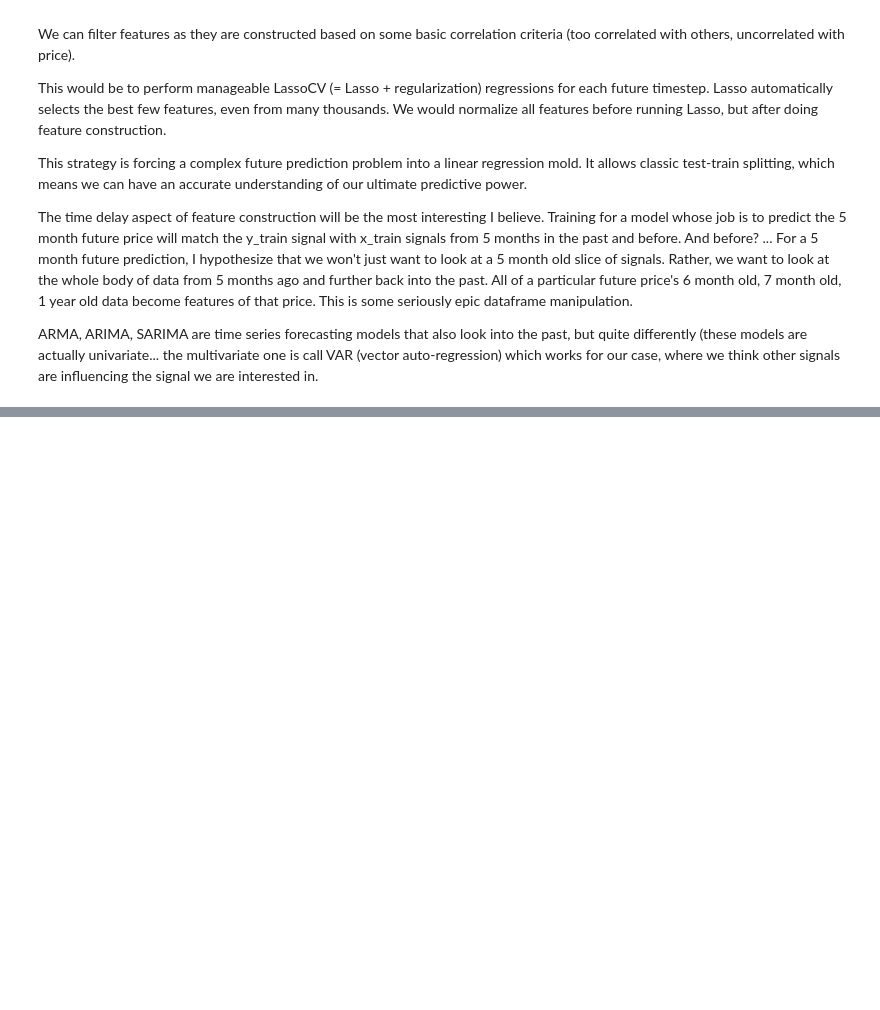
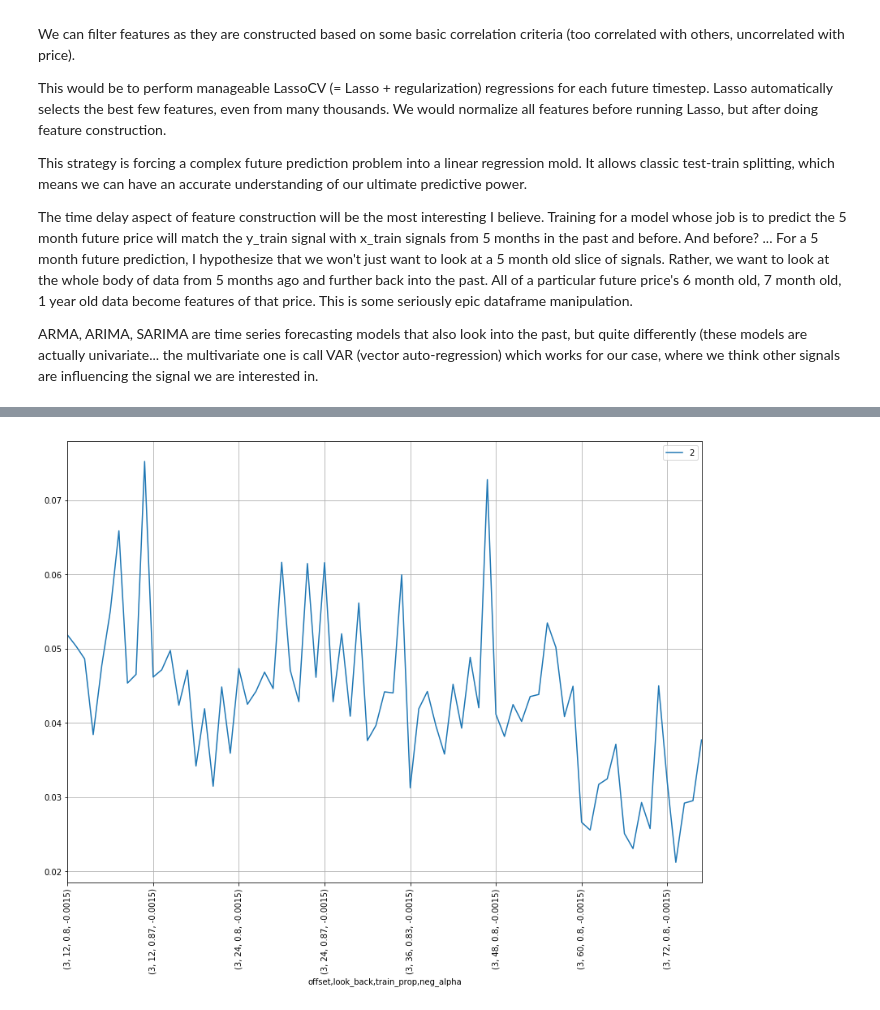
Before and after one commit to ericyehl/EPP-Feature-Modeling, a Jupyter notebook: Project.ipynb, the cells around one changed output, grey strips where cells are left out. Saved outputs shown, nothing was run; the diff lists cells and outputs as text; code cells hidden in the pictures; blank space fills up the shorter version.

```diff
--- a/Project.ipynb
+++ b/Project.ipynb
@@ -269,0 +344,10 @@ from sklearn.linear_model import LassoCV
+# %%
+for i in range(len(training_dfs)):
+    if i==2:
+        training_dfs[i].test_error.plot(label=str(i))
+plt.xticks(rotation=90)
+plt.legend()
+plt.grid()
+plt.show()
+# %% [output]
+[figure, added]
```
Also changed, not shown: parts of 54 cells of this notebook, 1 other file.
